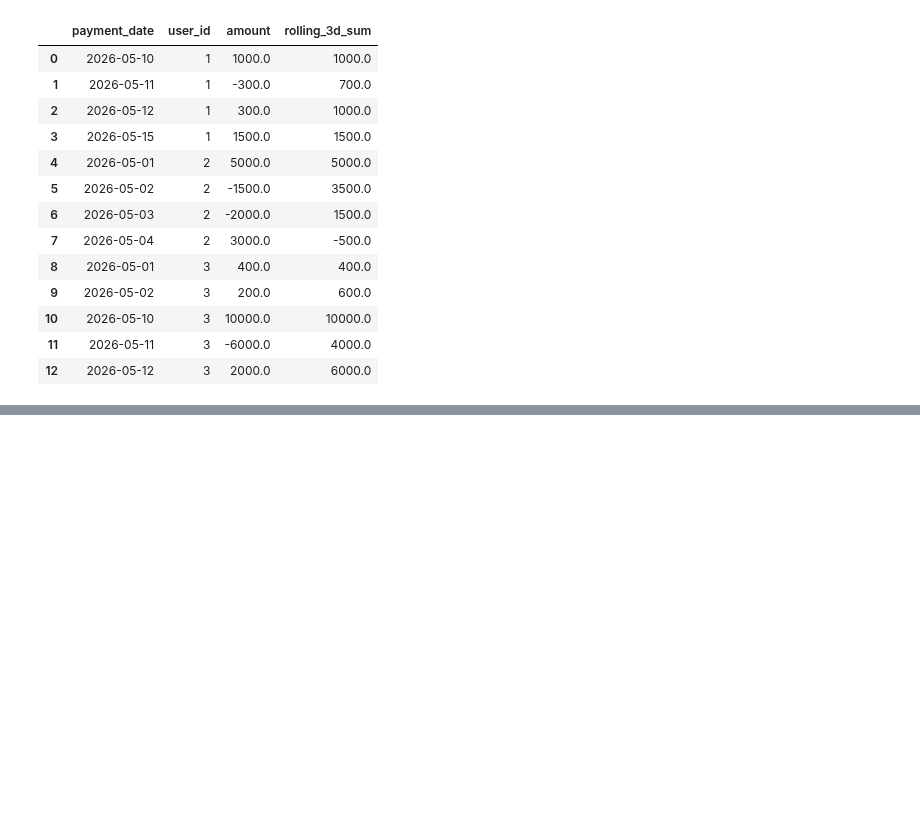
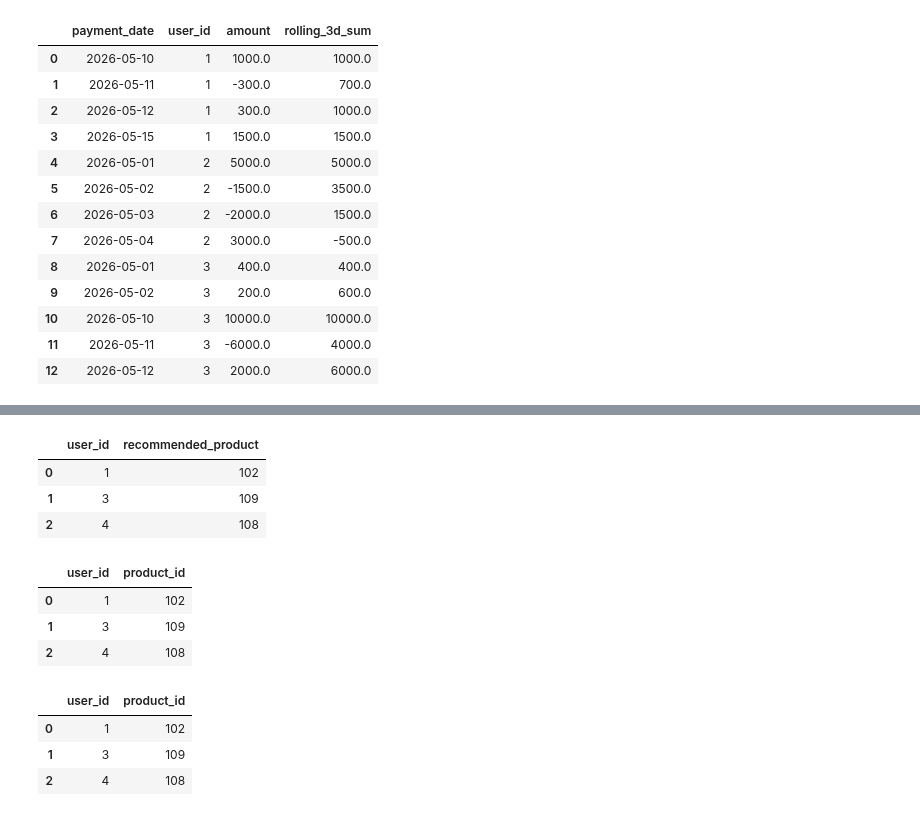
Before and after one commit to Praldmur/Tasks, a Jupyter notebook: simulator_sql.ipynb, the cells around one changed output, grey strips where cells are left out. Drawn from its saved outputs; the diff is of its cells as text; code cells hidden in the pictures; blank space fills up the shorter version.

```diff
--- a/simulator_sql.ipynb
+++ b/simulator_sql.ipynb
@@ -1984,0 +2197,66 @@ result
+# %%
+query = """
+select
+    u.user_id,
+    most_expensive_product.product_id as recommended_product
+from users u
+cross join lateral (
+    select
+        category_id
+    from views v
+    where u.user_id = v.user_id
+    group by v.user_id, category_id
+    order by count(v.view_id) desc
+    limit 1
+) most_popular_cat
+cross join lateral (
+select product_id
+from products p
+where p.category_id = most_popular_cat.category_id
+order by price desc
+limit 1
+) most_expensive_product
+where not exists (
+    select 1
+    from purchases p
+    where u.user_id = p.user_id
+)
+"""
+result = duckdb.query(query).to_df()
+result
+# %% [output]
+|  | user_id | recommended_product |
+| 0 | 1 | 102 |
+| 1 | 3 | 109 |
+| 2 | 4 | 108 |
+# %%
+df = views[~views['user_id'].isin(purchases.user_id)]
+df = df.groupby(['user_id', 'category_id'], as_index=False).agg(count_views = ('view_id', 'count'))
+df = df.sort_values(['user_id', 'count_views'], ascending=[True, False]).drop_duplicates(subset=['user_id'], keep='first')
+df_pr = products[products['category_id'].isin(df.category_id)].sort_values(['category_id', 'price'], ascending=[True, False]).drop_duplicates(subset=['category_id'], keep='first')
+df.merge(df_pr)[['user_id', 'product_id']]
+# %% [output]
+|  | user_id | product_id |
+| 0 | 1 | 102 |
+| 1 | 3 | 109 |
+| 2 | 4 | 108 |
+# %%
+bought_users = set(purchases['user_id'])
+non_buyers = views[~views['user_id'].isin(bought_users)]
+category_counts = (
+    non_buyers.groupby(['user_id', 'category_id'])
+    .size()
+    .reset_index(name='count_views')
+)
+top_categories = (
+    category_counts.loc[category_counts.groupby('user_id')['count_views'].idxmax()]
+)
+top_products_in_cat = (
+    products.loc[products.groupby('category_id')['price'].idxmax(), ['category_id', 'product_id']]
+)
+top_categories.merge(top_products_in_cat, on='category_id')[['user_id', 'product_id']]
+# %% [output]
+|  | user_id | product_id |
+| 0 | 1 | 102 |
+| 1 | 3 | 109 |
+| 2 | 4 | 108 |
```
Also changed, not shown: parts of 11 cells of this notebook.
